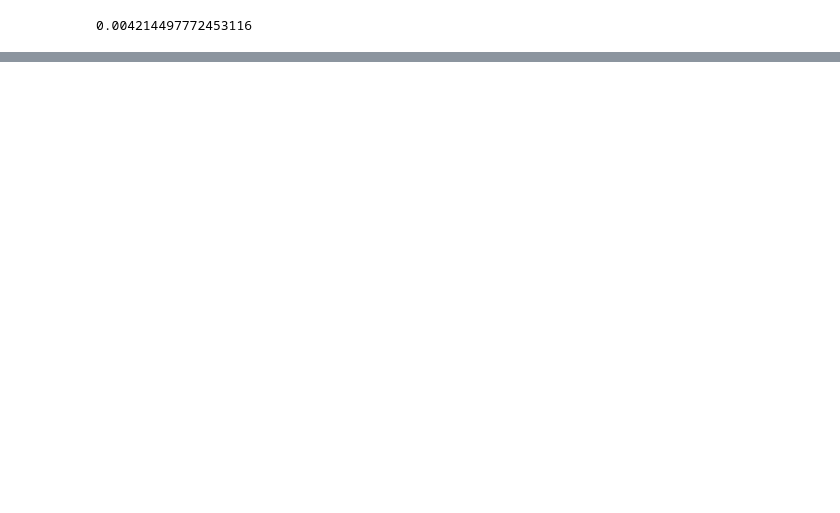
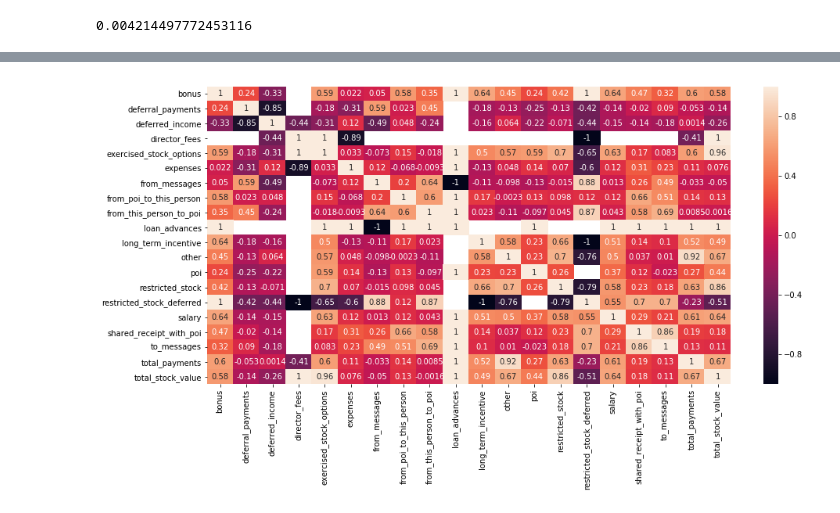
Before and after one commit to AdolphGirL/3rd-ML100Days, a Jupyter notebook: homework/Day_052_HW.ipynb, the cells around one changed output, grey strips where cells are left out. Drawn from its saved outputs; the diff is of its cells as text; code cells hidden in the pictures; blank space fills up the shorter version.

```diff
--- a/homework/Day_052_HW.ipynb
+++ b/homework/Day_052_HW.ipynb
@@ -102,3 +90,8 @@ estimator = LinearRegression()
 cross_val_score(estimator, df_temp, train_Y, cv=11).mean()
 # %% [output]
 0.004214497772453116
+# %%
+# 相關系數
+corr_train_data = train_data.corr()
+print('[+] corr_train_data type: {}'.format(type(corr_train_data)))
+corr_train_data['poi']
@@ -104,0 +117,11 @@ cross_val_score(estimator, df_temp, train_Y, cv=11).mean()
+# %%
+# 熱度圖觀查
+import seaborn as sns
+import matplotlib.pyplot as plt
+%matplotlib inline
+
+plt.figure(figsize=(15, 7))
+sns.heatmap(corr_train_data, annot=True)
+plt.show()
+# %% [output]
+[figure, added]
```
Also changed, not shown: parts of 3 cells of this notebook.
